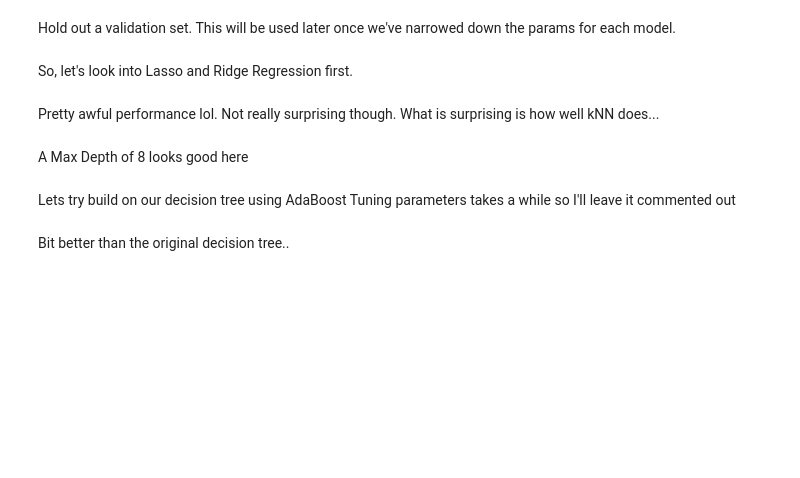
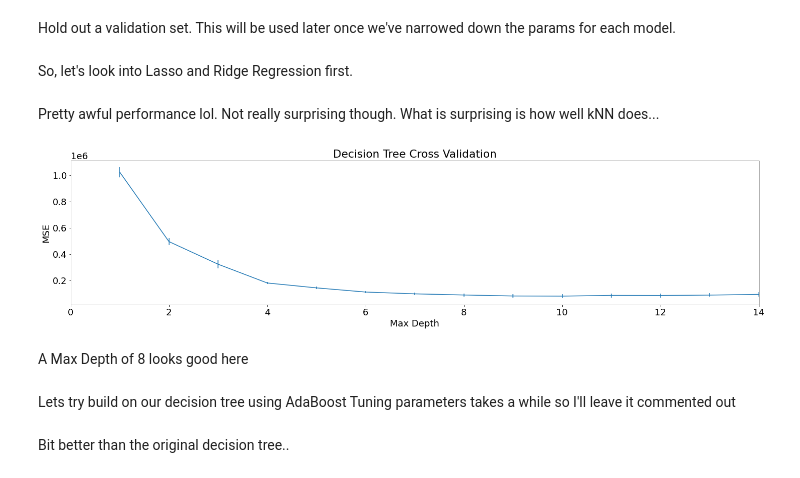
Before and after one commit to tmulligan98/Machine-Learning-Main-Project, a Jupyter notebook: scripts/notebook.ipynb, the cells around one changed output. Cells and saved outputs as stored; diff of their text form; code cells hidden in the pictures; blank space fills up the shorter version.

Commit message:
decision tree cross eval

```diff
--- a/scripts/notebook.ipynb
+++ b/scripts/notebook.ipynb
@@ -226,7 +226,9 @@ evaluate_ridge_hyperparams(X_north,y_north, [0.000001,0.0001,0.1,10])
 Pretty awful performance lol. Not really surprising though. What is surprising is how well kNN does...
 # %%
 from models import evaluate_decision_tree_hyperparams
-decision_tree_model=evaluate_decision_tree_hyperparams(X_north,y_north, [2,5,6,7,8,9,10,15])
+decision_tree_model=evaluate_decision_tree_hyperparams(X_north,y_north, [i for i in range(1,15)])
+# %% [output]
+[figure, added]
 # %% [markdown]
 A Max Depth of 8 looks good here
 # %%
```
